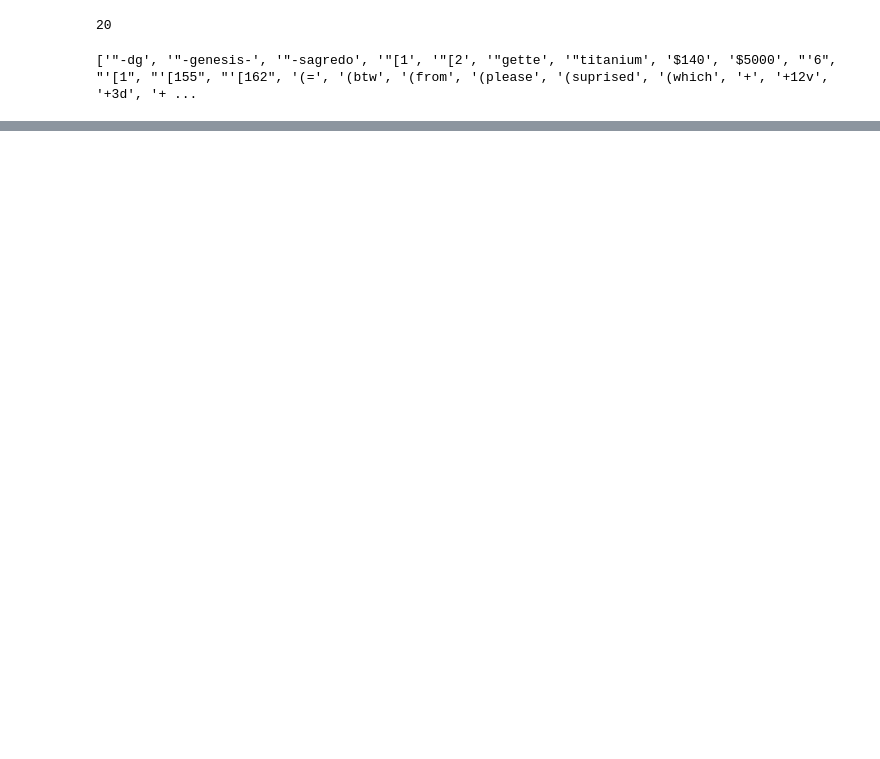
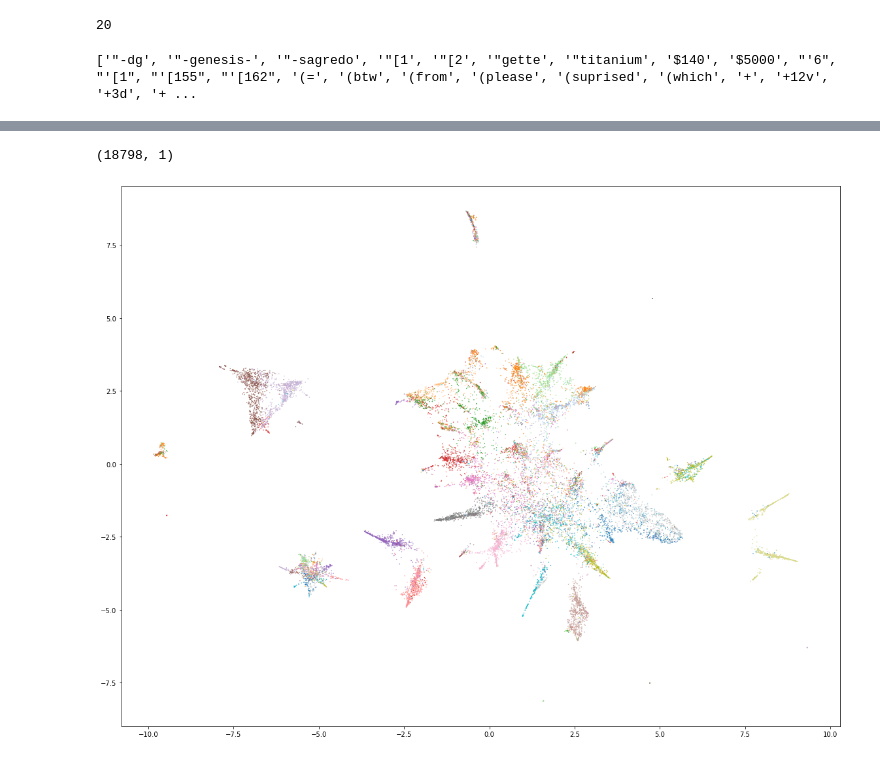
Before and after one commit to thalvari/nlp20_project, a Jupyter notebook: test.ipynb, the cells around one changed output, grey strips where cells are left out. Drawn from its saved outputs; the diff is of its cells as text; code cells hidden in the pictures; blank space fills up the shorter version.

```diff
--- a/test.ipynb
+++ b/test.ipynb
@@ -93,0 +80,10 @@ print(np.unique(embedding[:, 2]))
+# %%
+df = pd.DataFrame(embedding)
+print(df.shape)
+first_ev = df[0].values.round(10)
+print(first_ev)
+counter = Counter(first_ev)
+largest_cc_calue = counter.most_common(1)[0][0]
+print(largest_cc_calue)
+df_largest_cc = df[first_ev == largest_cc_calue]
+print(df_largest_cc.values)
@@ -93,0 +107,4 @@ print(np.unique(embedding[:, 2]))
+# %%
+embedding_2 = UMAP(
+    n_components=2, n_neighbors=30, min_dist=0.0, random_state=random_state
+).fit_transform(df_largest_cc.values)
@@ -93,0 +129,11 @@ print(np.unique(embedding[:, 2]))
+# %%
+y_df = pd.DataFrame(y)
+y_df = y_df[first_ev == largest_cc_calue]
+print(y_df.shape)
+plt.figure(figsize=(16, 12))
+plt.scatter(embedding_2[:, 0], embedding_2[:, 1], c=y_df.values, s=.2, cmap="tab20")
+plt.tight_layout()
+plt.show()
+# %% [output]
+(18798, 1)
+[figure, added]
```
Also changed, not shown: parts of 7 cells of this notebook, 1 other file.
